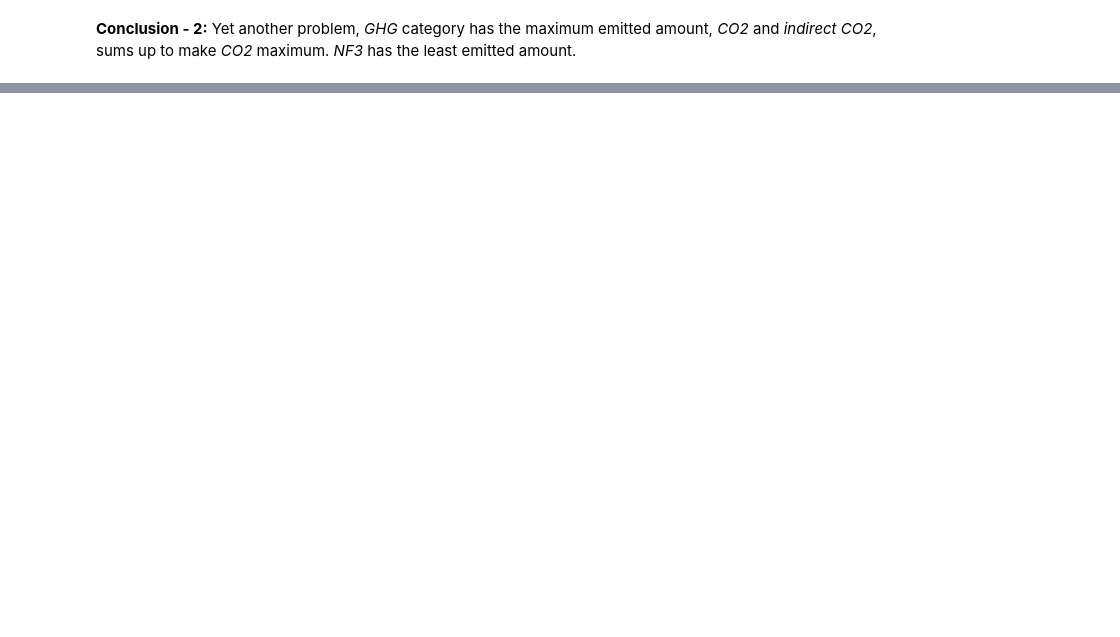
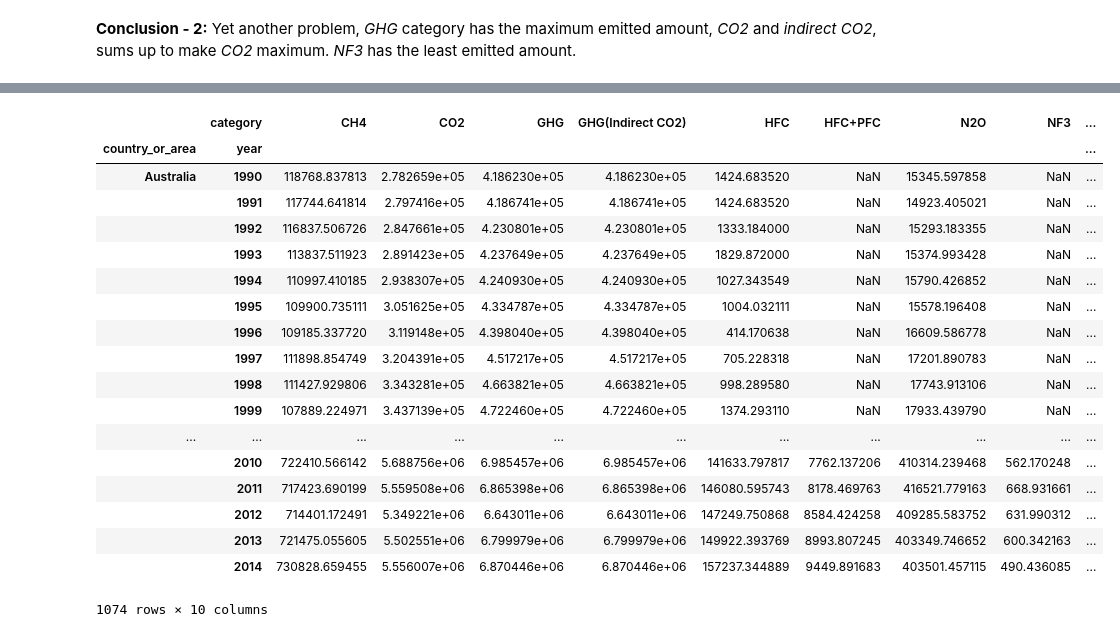
Before and after one commit to Wealthy-Waste/International-Greenhouse-Gas-Emissions, a Jupyter notebook: INTERNATIONAL GREENHOUSE GAS EMMISSION/1 - EMISSION ANALYSIS - 9TH MAY 2020.ipynb, the cells around one changed output, grey strips where cells are left out. Cells and saved outputs as stored; diff of their text form; code cells hidden in the pictures; blank space fills up the shorter version.

```diff
--- a/INTERNATIONAL GREENHOUSE GAS EMMISSION/1 - EMISSION ANALYSIS - 9TH MAY 2020.ipynb
+++ b/INTERNATIONAL GREENHOUSE GAS EMMISSION/1 - EMISSION ANALYSIS - 9TH MAY 2020.ipynb
@@ -248,0 +262,24 @@ new_dataframe_emission
+# %%
+data_div = pd.pivot_table(replaced_emission,values="value",index = ["country_or_area", "year"],columns = ["category"])
+# %%
+data_div
+# %% [output]
+|  | category | CH4 | CO2 | GHG | GHG(Indirect CO2) | HFC | HFC+PFC | N2O | NF3 | ... |
+| country_or_area | year |  |  |  |  |  |  |  |  | ... |
+| Australia | 1990 | 118768.837813 | 2.782659e+05 | 4.186230e+05 | 4.186230e+05 | 1424.683520 | NaN | 15345.597858 | NaN | ... |
+|  | 1991 | 117744.641814 | 2.797416e+05 | 4.186741e+05 | 4.186741e+05 | 1424.683520 | NaN | 14923.405021 | NaN | ... |
+|  | 1992 | 116837.506726 | 2.847661e+05 | 4.230801e+05 | 4.230801e+05 | 1333.184000 | NaN | 15293.183355 | NaN | ... |
+|  | 1993 | 113837.511923 | 2.891423e+05 | 4.237649e+05 | 4.237649e+05 | 1829.872000 | NaN | 15374.993428 | NaN | ... |
+|  | 1994 | 110997.410185 | 2.938307e+05 | 4.240930e+05 | 4.240930e+05 | 1027.343549 | NaN | 15790.426852 | NaN | ... |
+|  | 1995 | 109900.735111 | 3.051625e+05 | 4.334787e+05 | 4.334787e+05 | 1004.032111 | NaN | 15578.196408 | NaN | ... |
+|  | 1996 | 109185.337720 | 3.119148e+05 | 4.398040e+05 | 4.398040e+05 | 414.170638 | NaN | 16609.586778 | NaN | ... |
+|  | 1997 | 111898.854749 | 3.204391e+05 | 4.517217e+05 | 4.517217e+05 | 705.228318 | NaN | 17201.890783 | NaN | ... |
+|  | 1998 | 111427.929806 | 3.343281e+05 | 4.663821e+05 | 4.663821e+05 | 998.289580 | NaN | 17743.913106 | NaN | ... |
+|  | 1999 | 107889.224971 | 3.437139e+05 | 4.722460e+05 | 4.722460e+05 | 1374.293110 | NaN | 17933.439790 | NaN | ... |
+| ... | ... | ... | ... | ... | ... | ... | ... | ... | ... | ... |
+|  | 2010 | 722410.566142 | 5.688756e+06 | 6.985457e+06 | 6.985457e+06 | 141633.797817 | 7762.137206 | 410314.239468 | 562.170248 | ... |
+|  | 2011 | 717423.690199 | 5.559508e+06 | 6.865398e+06 | 6.865398e+06 | 146080.595743 | 8178.469763 | 416521.779163 | 668.931661 | ... |
+|  | 2012 | 714401.172491 | 5.349221e+06 | 6.643011e+06 | 6.643011e+06 | 147249.750868 | 8584.424258 | 409285.583752 | 631.990312 | ... |
+|  | 2013 | 721475.055605 | 5.502551e+06 | 6.799979e+06 | 6.799979e+06 | 149922.393769 | 8993.807245 | 403349.746652 | 600.342163 | ... |
+|  | 2014 | 730828.659455 | 5.556007e+06 | 6.870446e+06 | 6.870446e+06 | 157237.344889 | 9449.891683 | 403501.457115 | 490.436085 | ... |
+1074 rows × 10 columns
```
Also changed, not shown: parts of 11 cells of this notebook.
